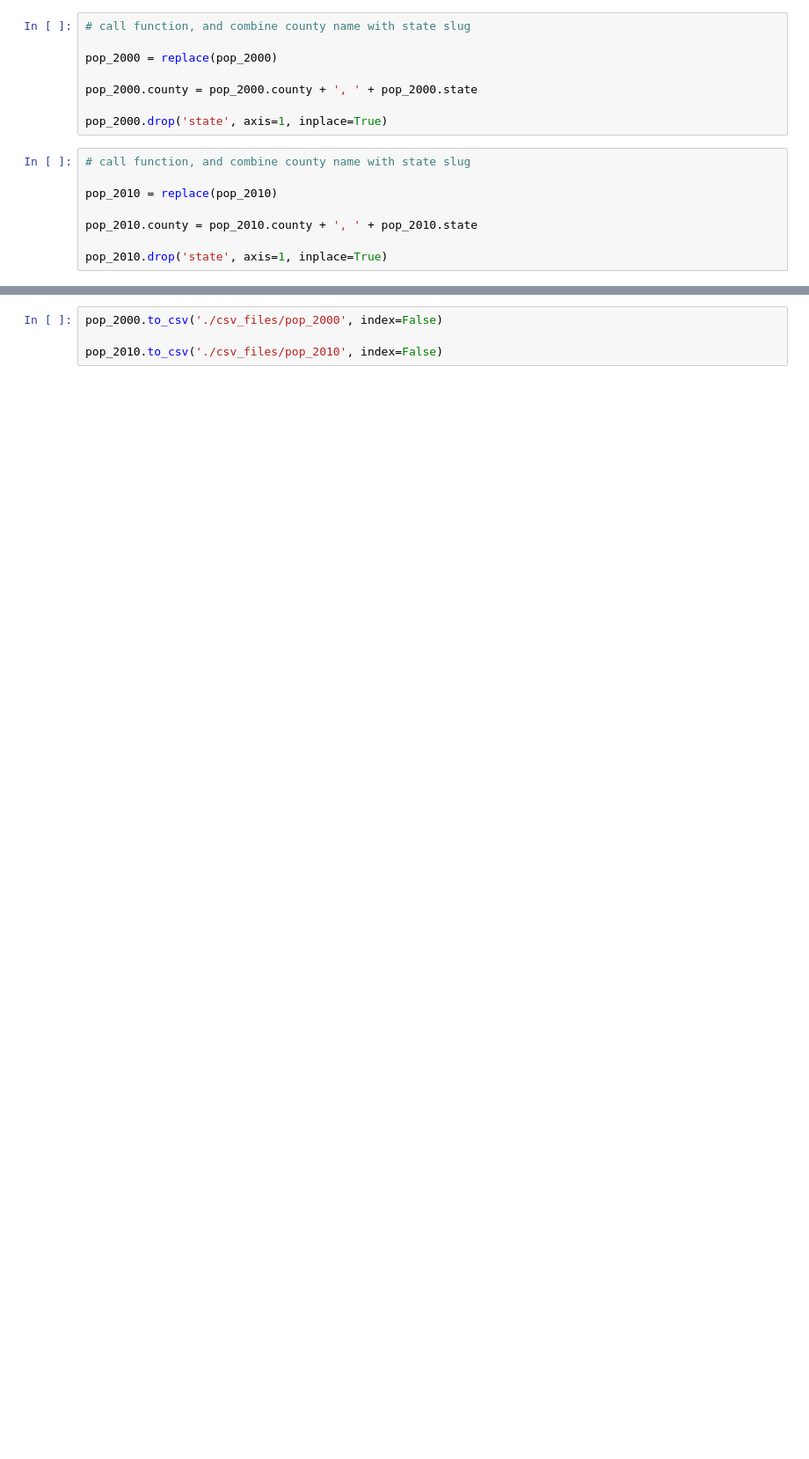
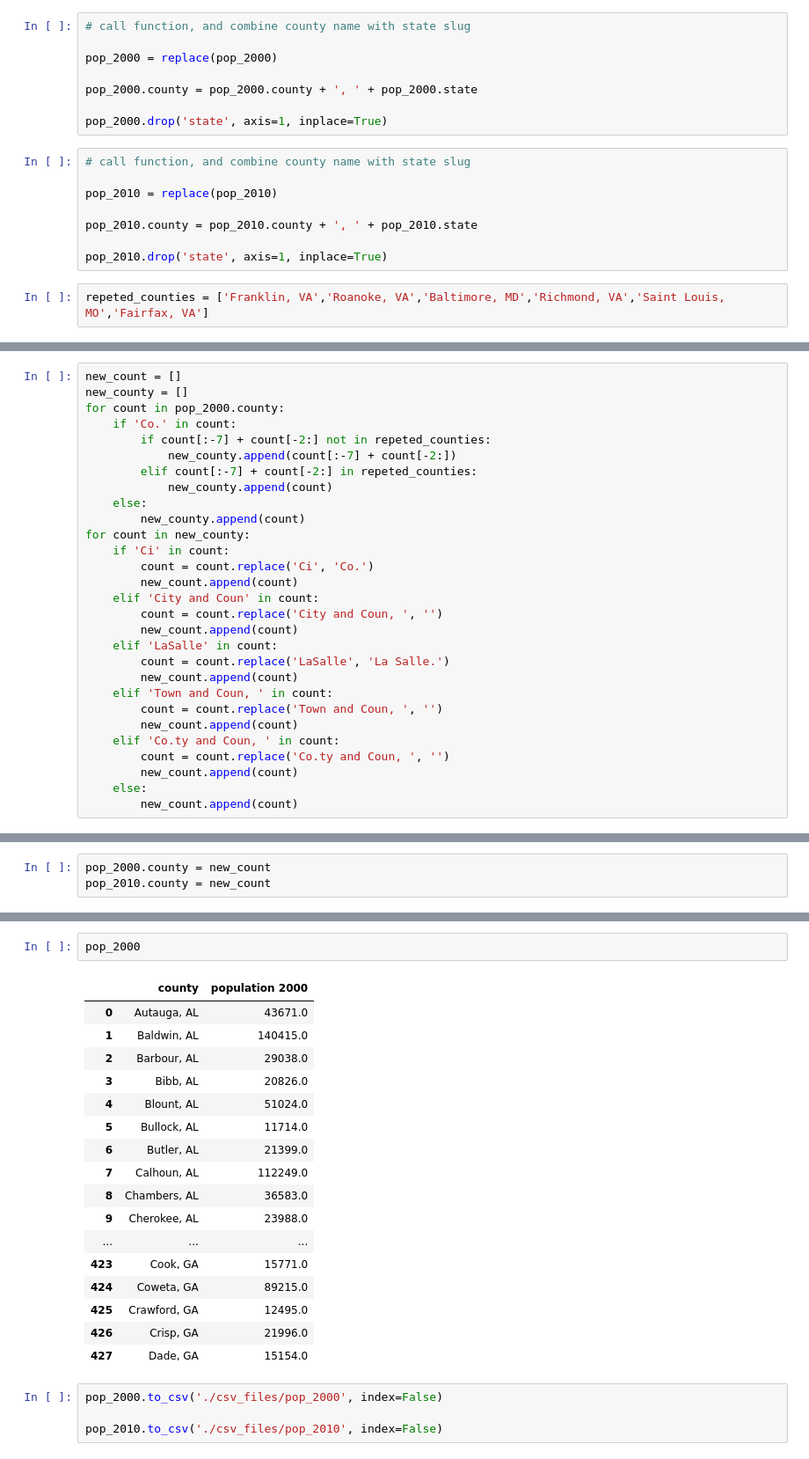
Before and after one commit to pnlp/Voter_Behavior, a Jupyter notebook: Census_Playground.ipynb, the cells around one changed output, grey strips where cells are left out. Shown at 88% size. Saved outputs shown, nothing was run; the diff lists cells and outputs as text; blank space fills up the shorter version.

```diff
--- a/Census_Playground.ipynb
+++ b/Census_Playground.ipynb
@@ -67,3 +68,5 @@ pop_2010 = replace(pop_2010)
 pop_2010.county = pop_2010.county + ', ' + pop_2010.state
 
 pop_2010.drop('state', axis=1, inplace=True)
+# %%
+repeted_counties = ['Franklin, VA','Roanoke, VA','Baltimore, MD','Richmond, VA','Saint Louis, MO','Fairfax, VA']
@@ -69,0 +93,29 @@ pop_2010.drop('state', axis=1, inplace=True)
+# %%
+new_count = []
+new_county = []
+for count in pop_2000.county:
+    if 'Co.' in count:
+        if count[:-7] + count[-2:] not in repeted_counties:
+            new_county.append(count[:-7] + count[-2:])
+        elif count[:-7] + count[-2:] in repeted_counties:
+            new_county.append(count)
+    else:
+        new_county.append(count)
+for count in new_county:
+    if 'Ci' in count:
+        count = count.replace('Ci', 'Co.')
+        new_count.append(count)
+    elif 'City and Coun' in count:
+        count = count.replace('City and Coun, ', '')
+        new_count.append(count)
+    elif 'LaSalle' in count:
+        count = count.replace('LaSalle', 'La Salle.')
+        new_count.append(count)
+    elif 'Town and Coun, ' in count:
+        count = count.replace('Town and Coun, ', '')
+        new_count.append(count)
+    elif 'Co.ty and Coun, ' in count:
+        count = count.replace('Co.ty and Coun, ', '')
+        new_count.append(count)
+    else:
+        new_count.append(count)
@@ -69,0 +126,3 @@ pop_2010.drop('state', axis=1, inplace=True)
+# %%
+pop_2000.county = new_count
+pop_2010.county = new_count
@@ -70,3 +133,23 @@ pop_2010.drop('state', axis=1, inplace=True)
+# %%
+pop_2000
+# %% [output]
+|  | county | population 2000 |
+| 0 | Autauga, AL | 43671.0 |
+| 1 | Baldwin, AL | 140415.0 |
+| 2 | Barbour, AL | 29038.0 |
+| 3 | Bibb, AL | 20826.0 |
+| 4 | Blount, AL | 51024.0 |
+| 5 | Bullock, AL | 11714.0 |
+| 6 | Butler, AL | 21399.0 |
+| 7 | Calhoun, AL | 112249.0 |
+| 8 | Chambers, AL | 36583.0 |
+| 9 | Cherokee, AL | 23988.0 |
+| ... | ... | ... |
+| 423 | Cook, GA | 15771.0 |
+| 424 | Coweta, GA | 89215.0 |
+| 425 | Crawford, GA | 12495.0 |
+| 426 | Crisp, GA | 21996.0 |
+| 427 | Dade, GA | 15154.0 |
 # %%
 pop_2000.to_csv('./csv_files/pop_2000', index=False)
 
```
Also changed, not shown: parts of 6 cells of this notebook, 36 other files.
